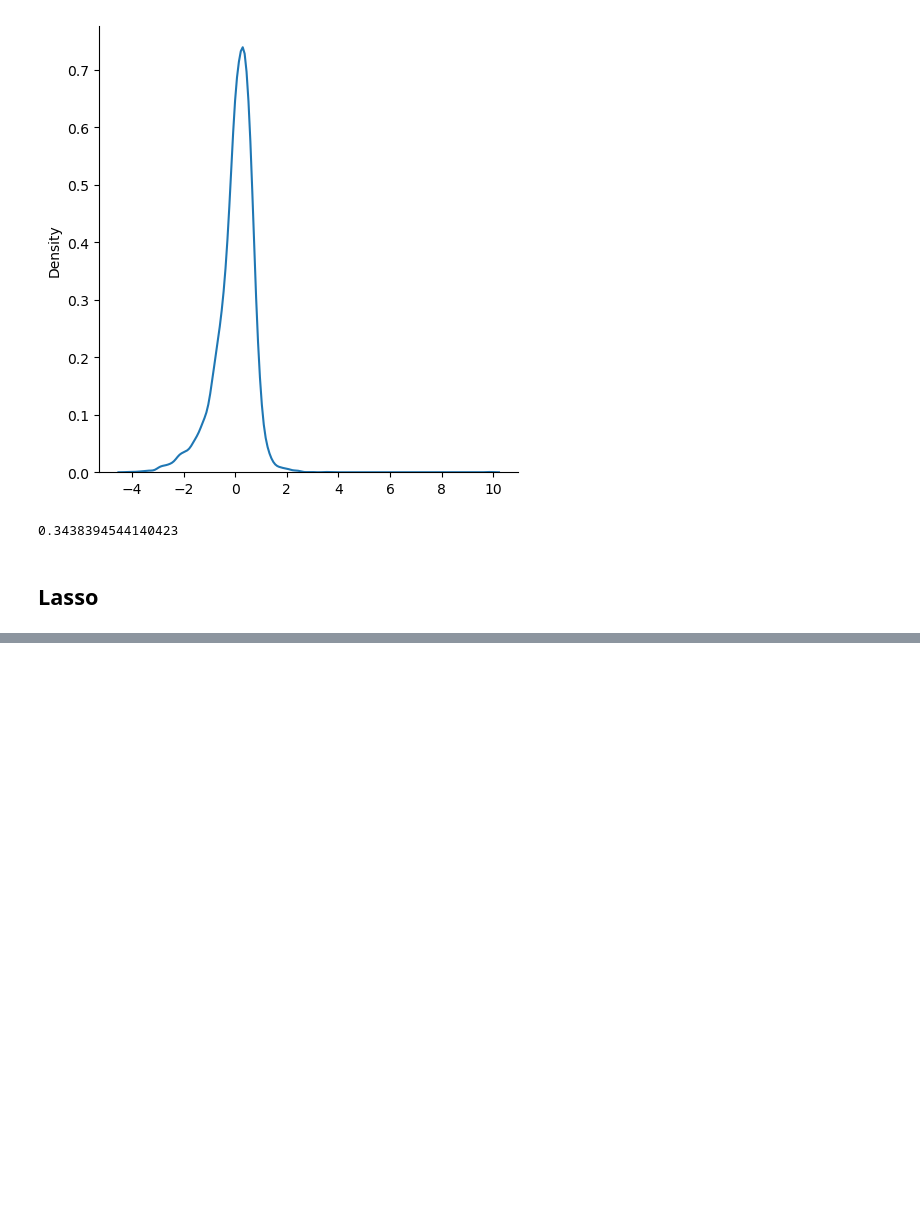
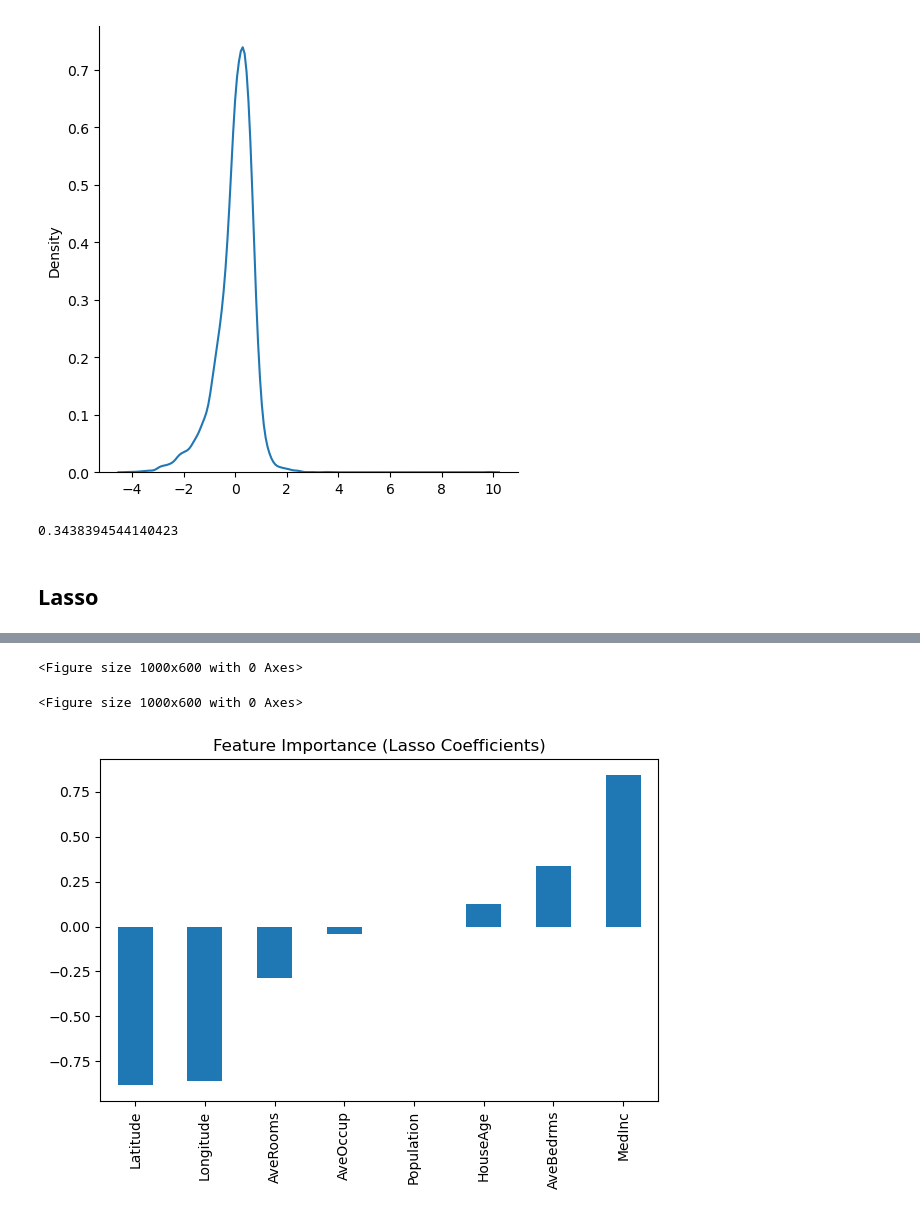
Before and after one commit to PratyushPoddar07/DATA_Project, a Jupyter notebook: ML-Algo/LinearRegression.ipynb, the cells around one changed output, grey strips where cells are left out. Saved outputs shown, nothing was run; the diff lists cells and outputs as text; code cells hidden in the pictures; blank space fills up the shorter version.

```diff
--- a/ML-Algo/LinearRegression.ipynb
+++ b/ML-Algo/LinearRegression.ipynb
@@ -219,0 +226,14 @@ score
+# %%
+## display features importance
+coef = pd.Series(lassocv.best_estimator_.coef_,index = df.feature_names)
+# %%
+plt.figure(figsize = (10,6))
+# %% [output]
+<Figure size 1000x600 with 0 Axes>
+<Figure size 1000x600 with 0 Axes>
+# %%
+coef.sort_values().plot(kind='bar')
+plt.title('Feature Importance (Lasso Coefficients)')
+plt.tight_layout()
+# %% [output]
+[figure, added]
```
Also changed, not shown: parts of 19 cells of this notebook.
